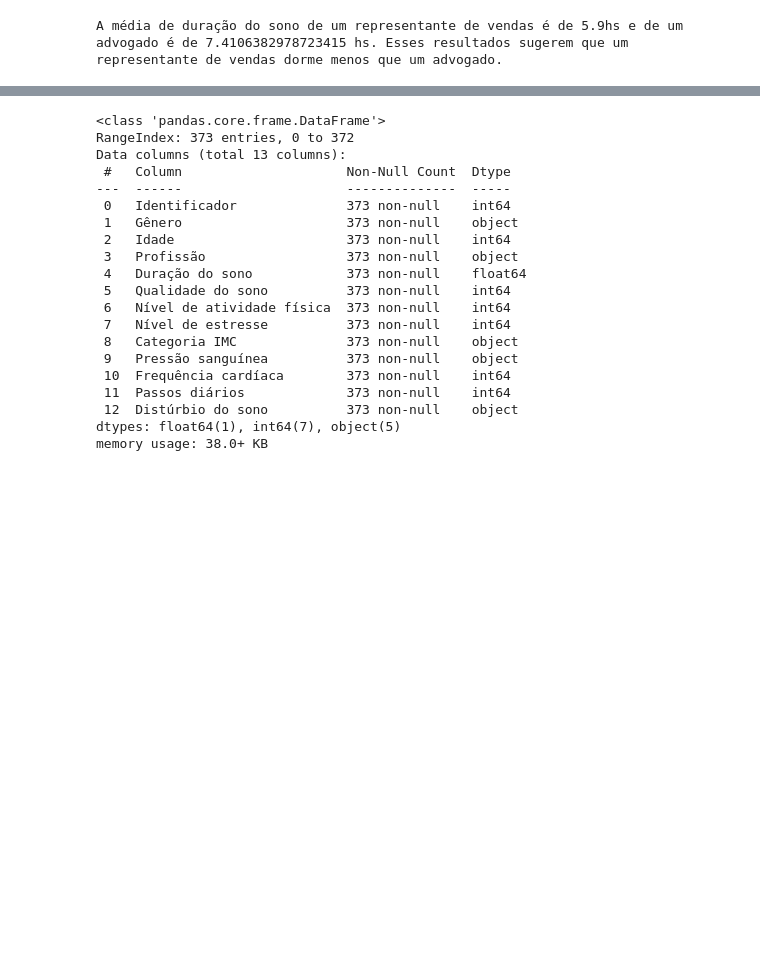
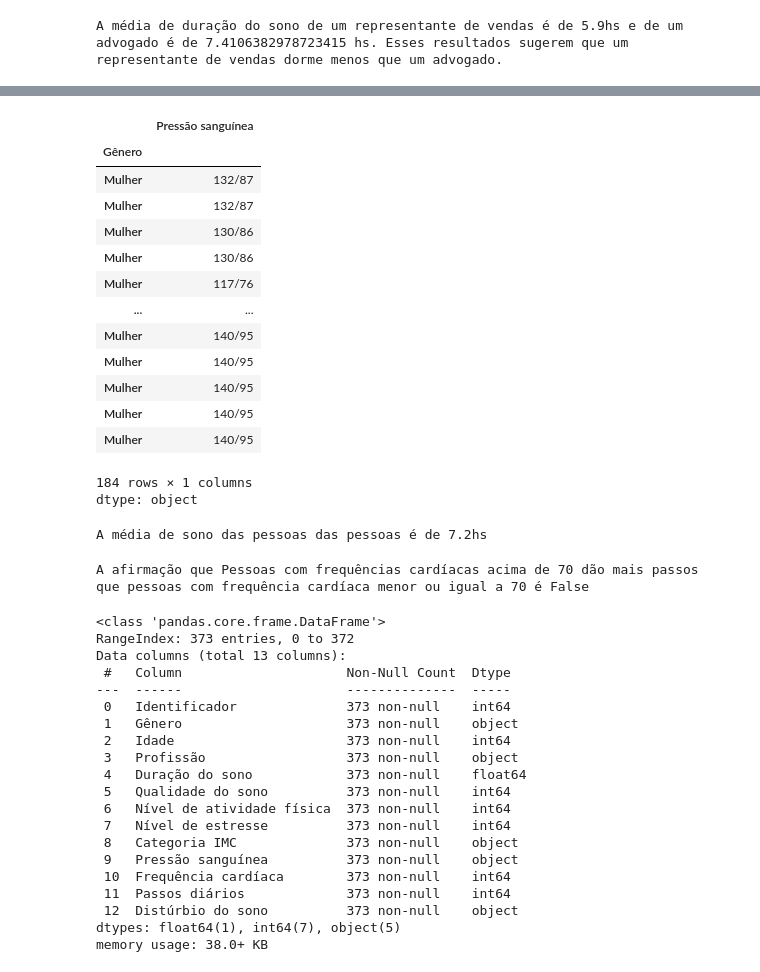
Before and after one commit to dsreliete/Womakerscode_DA_desafio_individual, a Jupyter notebook: DesafioIndividualElietedaSilvaRodrigues.ipynb, the cells around one changed output, grey strips where cells are left out. Saved outputs shown, nothing was run; the diff lists cells and outputs as text; code cells hidden in the pictures; blank space fills up the shorter version.

```diff
--- a/DesafioIndividualElietedaSilvaRodrigues.ipynb
+++ b/DesafioIndividualElietedaSilvaRodrigues.ipynb
@@ -111,3 +177,51 @@ A média de duração do sono de um representante de vendas é de 5.9hs e de um
+# %%
+# Exercício 8
+# Quem tem maior pressão sanguínea média, homens ou mulheres? (Considere a média)
+df_gen = df_saude.set_index('Gênero')
+df_homem = df_gen.loc['Homem']['Pressão sanguínea']
+df_mulher = df_gen.loc['Mulher']['Pressão sanguínea']
+
+
+# print('A pressão sanguínea média dos homens é de ' + str(r))
+# %% [output]
+|  | Pressão sanguínea |
+| Gênero |  |
+| Mulher | 132/87 |
+| Mulher | 132/87 |
+| Mulher | 130/86 |
+| Mulher | 130/86 |
+| Mulher | 117/76 |
+| ... | ... |
+| Mulher | 140/95 |
+| Mulher | 140/95 |
+| Mulher | 140/95 |
+| Mulher | 140/95 |
+| Mulher | 140/95 |
+184 rows × 1 columns
+dtype: object
+# %%
+# Exercício 9
+# É predominante entre os participantes dormir 8 horas por dia (considere usar Moda como medida)?
+df_sono = df_saude['Duração do sono']
+df_sono.mode()[0]
+
+print('A média de sono das pessoas das pessoas é de ' + str(df_sono.mode()[0]) + 'hs')
+# %% [output]
+A média de sono das pessoas das pessoas é de 7.2hs
+# %%
+# Exercício 10
+# Pessoas com frequências cardíacas acima de 70 dão mais passos que pessoas com frequência cardíaca menor ou igual a 70? (Use a média)
+
+df_freq_70mais = df_saude.loc[df_saude['Frequência cardíaca'] > 70]['Passos diários']
+df_freq_70mais.mean()
+
+df_freq_70menos = df_saude.loc[df_saude['Frequência cardíaca'] < 70]['Passos diários']
+df_freq_70menos.mean()
+
+result = df_freq_70mais.mean() > df_freq_70menos.mean()
+print('A afirmação que Pessoas com frequências cardíacas acima de 70 dão mais passos que pessoas com frequência cardíaca menor ou igual a 70 é ' + str(result))
+# %% [output]
+A afirmação que Pessoas com frequências cardíacas acima de 70 dão mais passos que pessoas com frequência cardíaca menor ou igual a 70 é False
 # %%
 df_saude.info()
 # %% [output]
```
Also changed, not shown: parts of 13 cells of this notebook.
